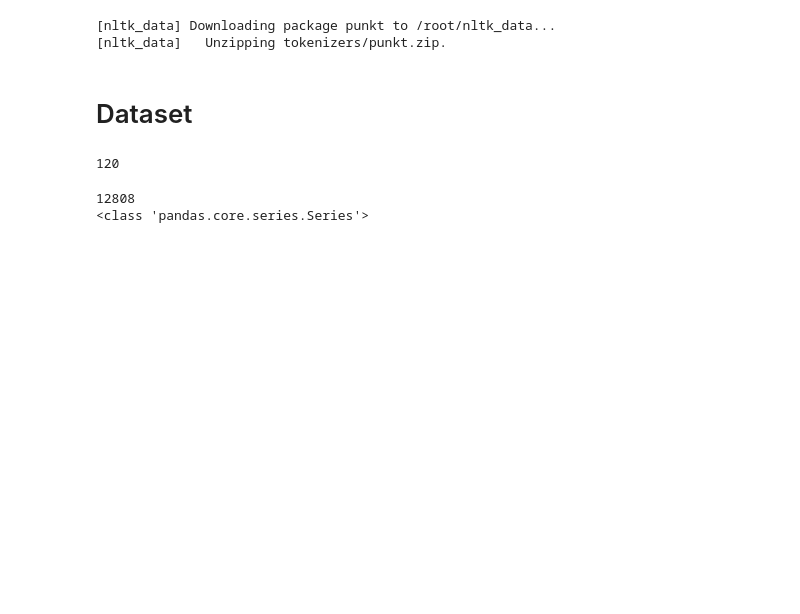
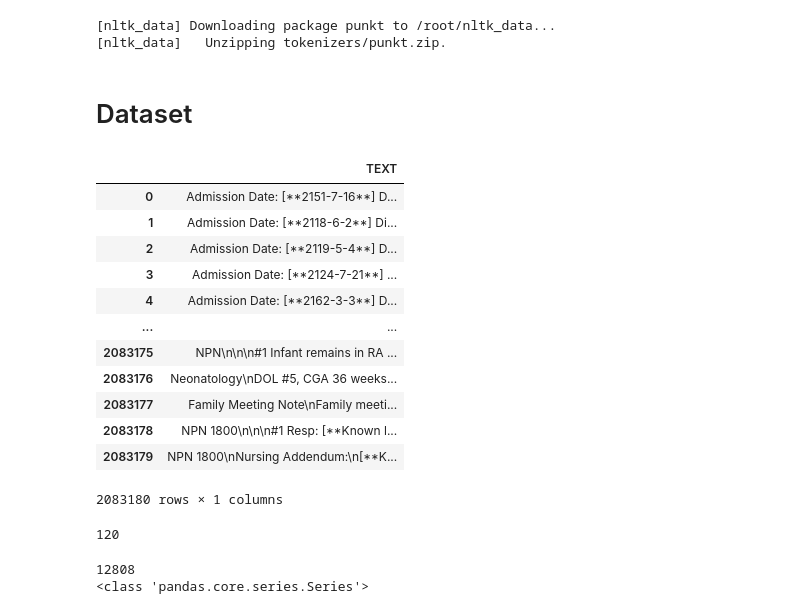
Before and after one commit to jaekyoungkim/my_project, a Jupyter notebook: HAN_applied_to_mimic3.ipynb, the cells around one changed output. Cells and saved outputs as stored; diff of their text form; code cells hidden in the pictures; blank space fills up the shorter version.

```diff
--- a/HAN_applied_to_mimic3.ipynb
+++ b/HAN_applied_to_mimic3.ipynb
@@ -71,6 +86,26 @@ import gc
 [nltk_data]   Unzipping tokenizers/punkt.zip.
 # %% [markdown]
 # Dataset
+# %%
+# 원래 note데이터에 적용해보기
+note = pd.read_csv('gdrive/MyDrive/dataset/mimic data/NOTEEVENTS.csv')
+note_text = note['TEXT']
+note_text_df = pd.DataFrame(note_text)
+note_text_df
+# %% [output]
+|  | TEXT |
+| 0 | Admission Date: [**2151-7-16**] D... |
+| 1 | Admission Date: [**2118-6-2**] Di... |
+| 2 | Admission Date: [**2119-5-4**] D... |
+| 3 | Admission Date: [**2124-7-21**] ... |
+| 4 | Admission Date: [**2162-3-3**] D... |
+| ... | ... |
+| 2083175 | NPN\n\n\n#1 Infant remains in RA ... |
+| 2083176 | Neonatology\nDOL #5, CGA 36 weeks... |
+| 2083177 | Family Meeting Note\nFamily meeti... |
+| 2083178 | NPN 1800\n\n\n#1 Resp: [**Known l... |
+| 2083179 | NPN 1800\nNursing Addendum:\n[**K... |
+2083180 rows × 1 columns
 # %%
 final_data = pd.read_csv('gdrive/MyDrive/dataset/mimic data/final_data.csv')  #  encoding = 'c==p949' 생략
 # %%
```
Also changed, not shown: parts of 53 cells of this notebook.
